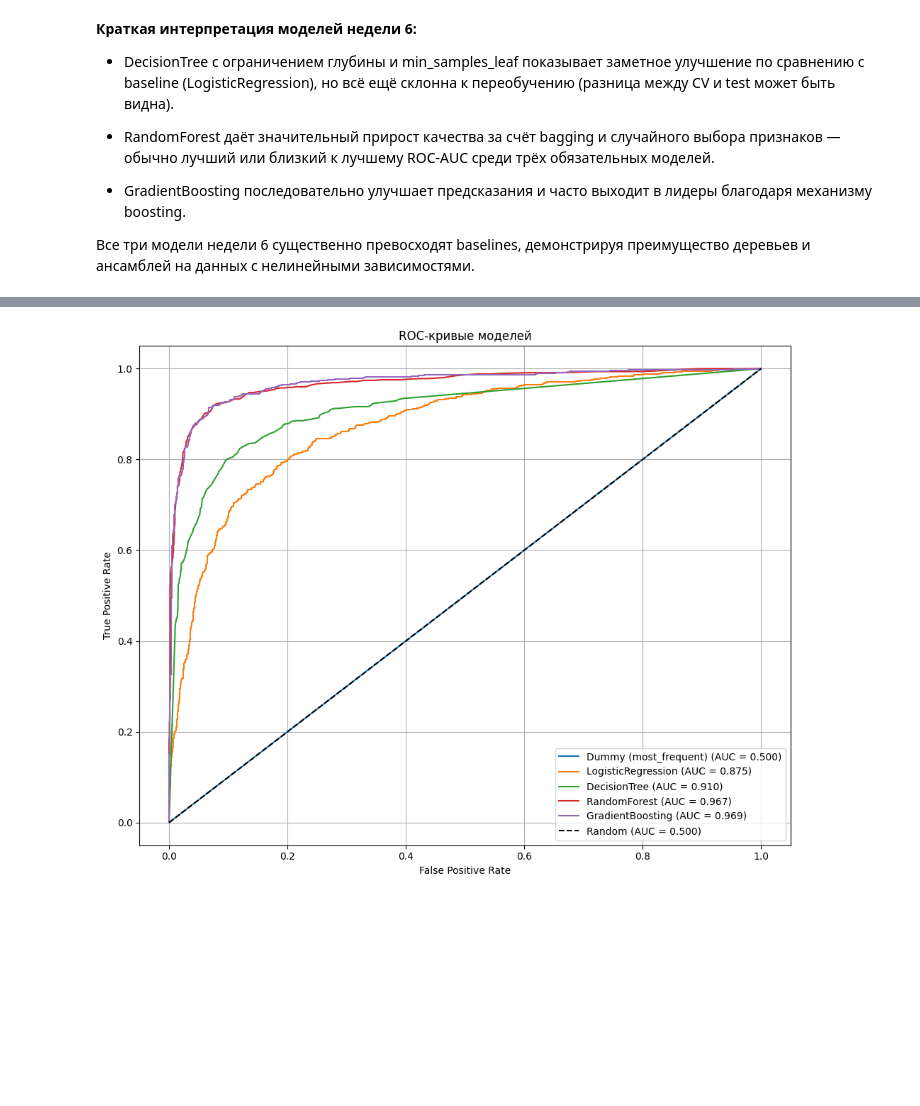
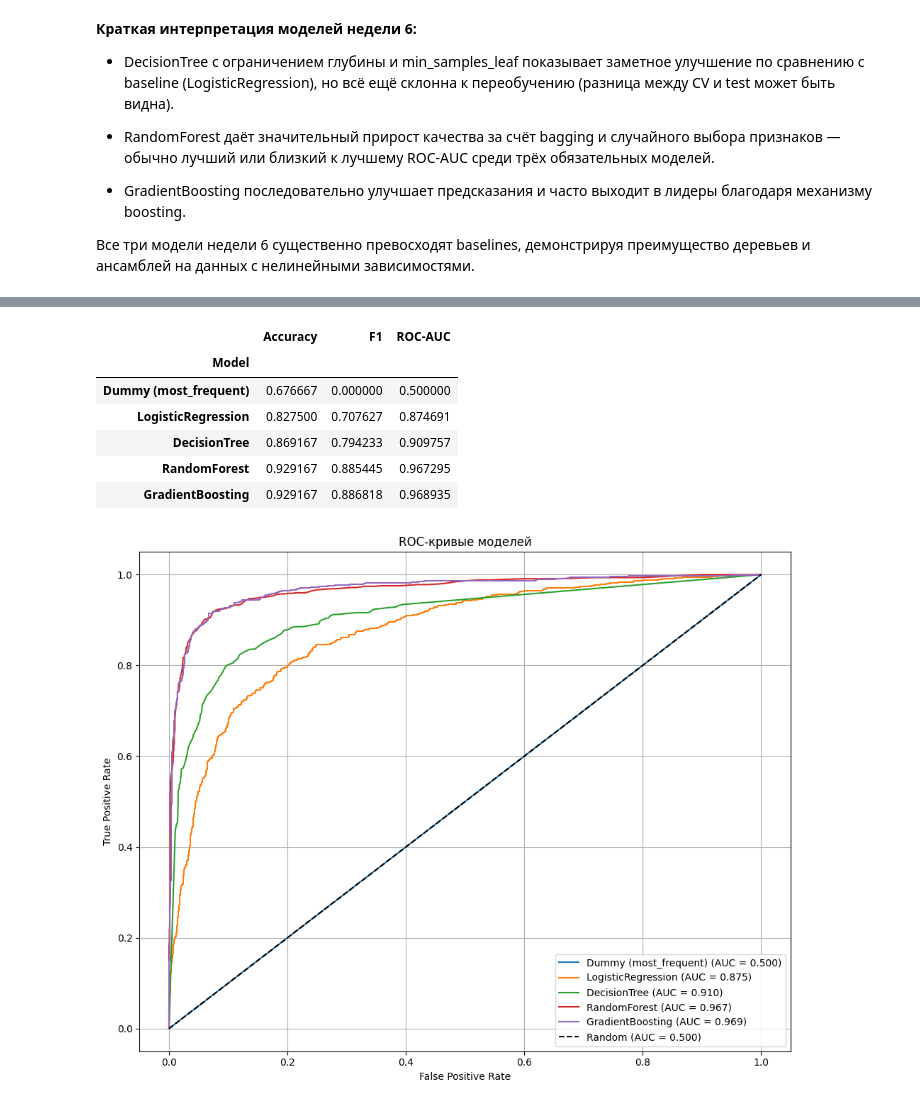
Before and after one commit to MindWarden/ml-studying, a Jupyter notebook: homeworks/HW06/HW06.ipynb, the cells around one changed output, grey strips where cells are left out. Cells and saved outputs as stored; diff of their text form; code cells hidden in the pictures; blank space fills up the shorter version.

```diff
--- a/homeworks/HW06/HW06.ipynb
+++ b/homeworks/HW06/HW06.ipynb
@@ -372,43 +379,41 @@ GradientBoosting    0.9292  0.8868   0.9689
 
 Все три модели недели 6 существенно превосходят baselines, демонстрируя преимущество деревьев и ансамблей на данных с нелинейными зависимостями.
 # %%
-# Метрики качества и диагностические графики
+from sklearn.metrics import accuracy_score, f1_score, roc_auc_score
 
-# Импортируем необходимые функции для метрик и графиков
-from sklearn.metrics import roc_curve, auc, confusion_matrix, precision_recall_curve, average_precision_score
-import matplotlib.pyplot as plt
-import seaborn as sns
+# --- ШАГ 2.3.5 ТЗ: Финальная оценка (Accuracy, F1, ROC-AUC) ---
+print("Запуск финального тестирования на X_test...\n")
 
-# Мы используем все модели из предыдущего раздела + baselines для полного сравнения
-# Добавляем dummy и logreg (если они ещё не в results)
-
-# Если results из предыдущего раздела нет, создаём заново (на всякий случай)
-# Но предполагаем, что код из 2.3.3 и 2.3.4 уже выполнен
-
-# Соберём все модели в один словарь для удобства
-all_models = {
-    'Dummy (most_frequent)': dummy,
-    'LogisticRegression': logreg_pipe,
-    'DecisionTree': best_tree,
-    'RandomForest': best_rf,
-    'GradientBoosting': best_gb
-}
-
-# Словарь для хранения метрик
-final_metrics = {}
+test_results = []
 
 for name, model in all_models.items():
+    # 1. Предсказания
     y_pred = model.predict(X_test)
-    y_prob = model.predict_proba(X_test)[:, 1]
+    y_proba = model.predict_proba(X_test)[:, 1] if hasattr(model, "predict_proba") else None
 
-    final_metrics[name] = {
-        'Accuracy': accuracy_score(y_test, y_pred),
-        'F1': f1_score(y_test, y_pred),
-        'ROC-AUC': roc_auc_score(y_test, y_prob)
-    }
+    # 2. Расчет всех метрик
+    acc = accuracy_score(y_test, y_pred)
+    f1 = f1_score(y_test, y_pred)
+    roc_auc = roc_auc_score(y_test, y_proba) if y_proba is not None else 0
 
-# Выводим таблицу с финальными метриками на test
-metrics_df = pd.DataFrame(final_metrics).T
-print("Финальные метрики на test:")
-print(metrics_df.round(4))
+    # 3. Добавляем в список для итоговой таблицы
+    test_results.append({
+        'Model': name,
+        'Accuracy': acc,
+        'F1': f1,
+        'ROC-AUC': roc_auc
+    })
+
+    # 4. ВЫВОД В КОНСОЛЬ (все три метрики)
+    print(f"--- {name} ---")
+    print(f"  Accuracy: {acc:.4f}")
+    print(f"  F1-Score: {f1:.4f}")
+    print(f"  ROC-AUC:  {roc_auc:.4f}")
+    print("-" * 30)
+
+# Создаем итоговый DataFrame metrics_df
+metrics_df = pd.DataFrame(test_results).set_index('Model')
+
+print("\n[ИТОГОВАЯ ТАБЛИЦА МЕТРИК]")
+display(metrics_df)
 # %% [output]
@@ -422,3 +437,10 @@ GradientBoosting         0.9292  0.8868   0.9689
+|  | Accuracy | F1 | ROC-AUC |
+| Model |  |  |  |
+| Dummy (most_frequent) | 0.676667 | 0.000000 | 0.500000 |
+| LogisticRegression | 0.827500 | 0.707627 | 0.874691 |
+| DecisionTree | 0.869167 | 0.794233 | 0.909757 |
+| RandomForest | 0.929167 | 0.885445 | 0.967295 |
+| GradientBoosting | 0.929167 | 0.886818 | 0.968935 |
 # %%
 # Диагностические графики
 
```
Also changed, not shown: parts of 5 cells of this notebook, 2 other files.
